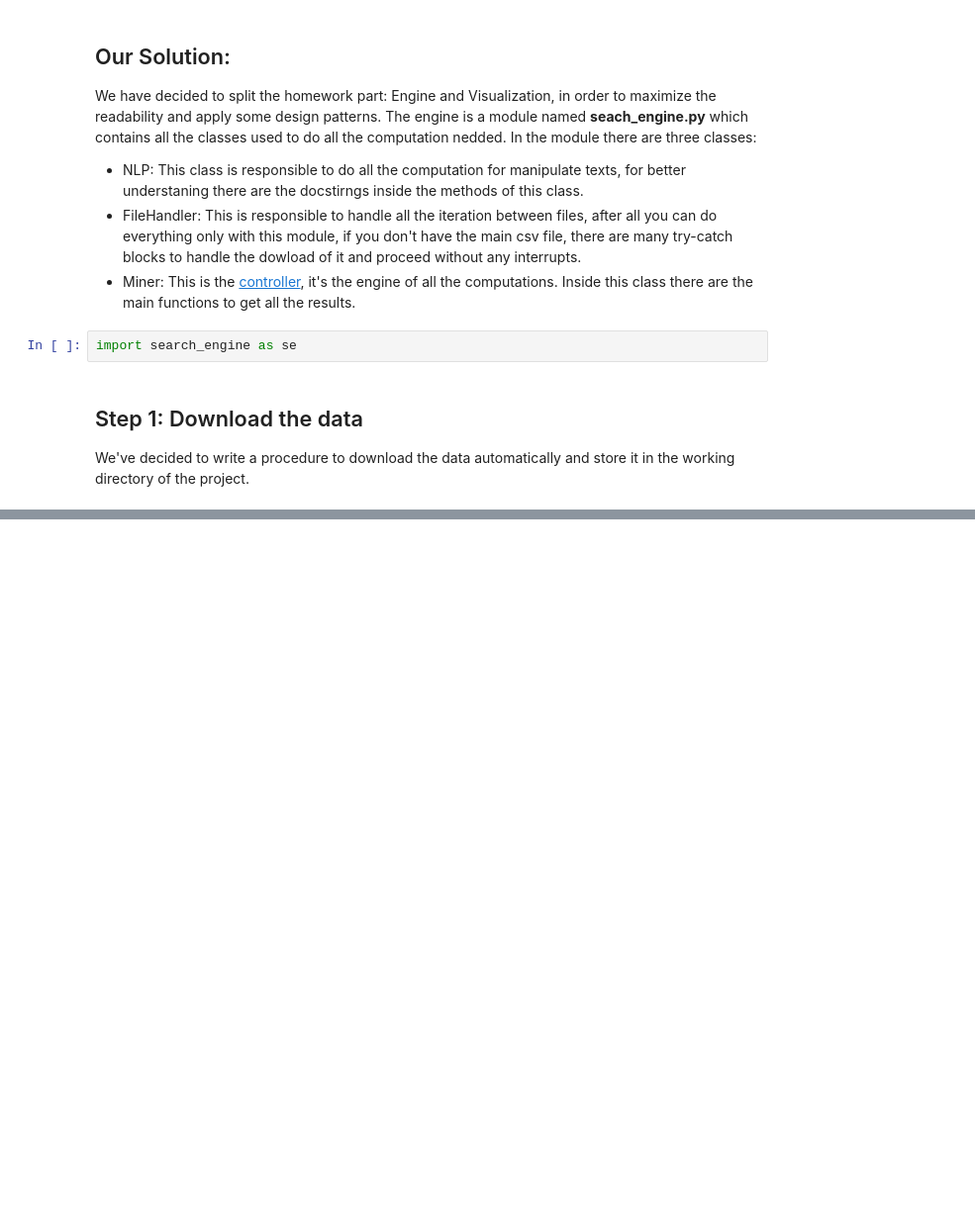
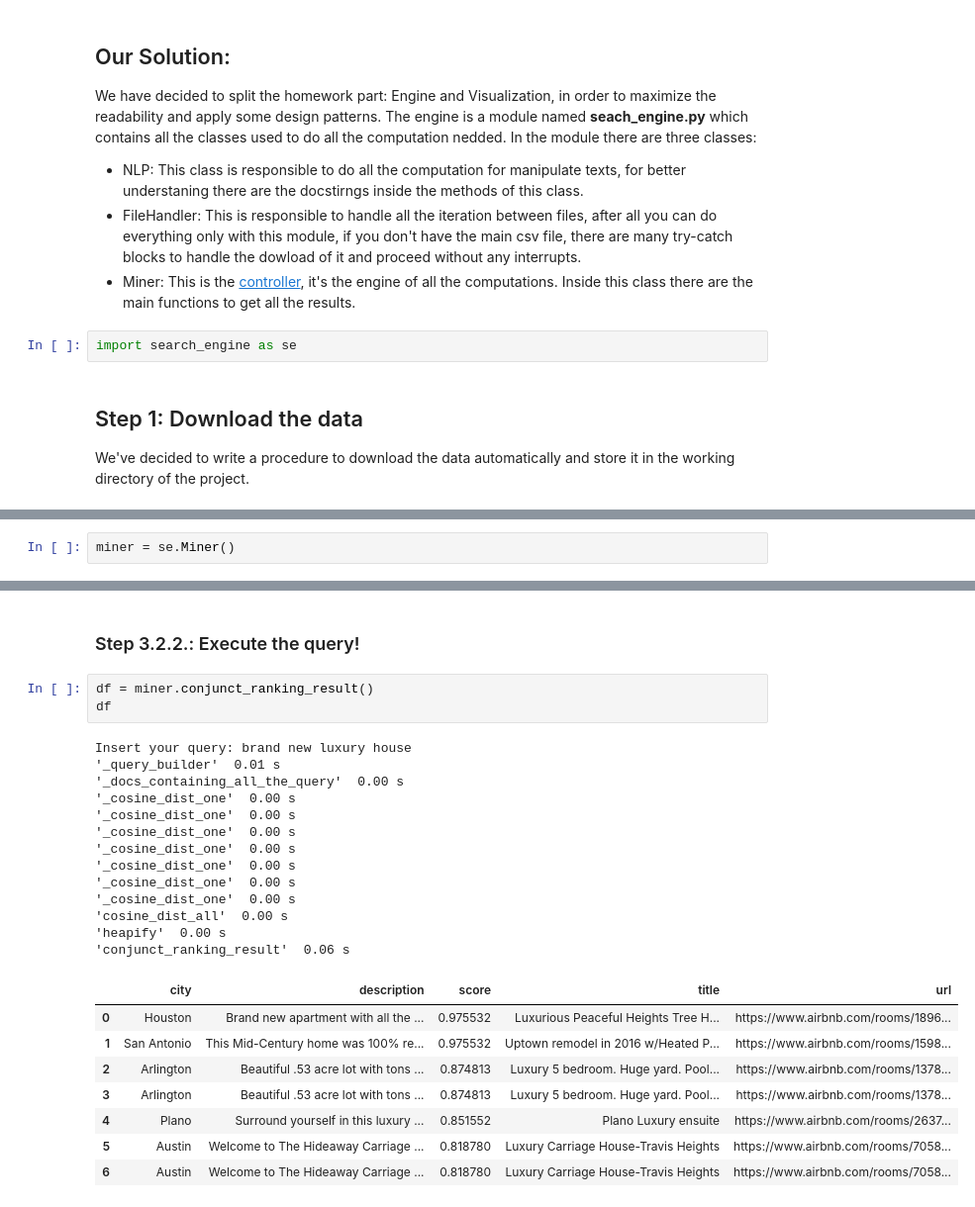
Before and after one commit to lrnzgiusti/ADM-HW3-GP2, a Jupyter notebook: ADM-HW3-GP2.ipynb, the cells around one changed output, grey strips where cells are left out. Shown at 99% size. Saved outputs shown, nothing was run; the diff lists cells and outputs as text; blank space fills up the shorter version.

Commit message:
[Lorenzo] Added last result, we have to add some comments.

```diff
--- a/ADM-HW3-GP2.ipynb
+++ b/ADM-HW3-GP2.ipynb
@@ -29,0 +53,2 @@ In order to
+# %%
+miner = se.Miner()
@@ -29,0 +98,27 @@ In order to
+# %% [markdown]
+### Step 3.2.2.: Execute the query!
+# %%
+df = miner.conjunct_ranking_result()
+df
+# %% [output]
+Insert your query: brand new luxury house
+'_query_builder'  0.01 s
+'_docs_containing_all_the_query'  0.00 s
+'_cosine_dist_one'  0.00 s
+'_cosine_dist_one'  0.00 s
+'_cosine_dist_one'  0.00 s
+'_cosine_dist_one'  0.00 s
+'_cosine_dist_one'  0.00 s
+'_cosine_dist_one'  0.00 s
+'_cosine_dist_one'  0.00 s
+'cosine_dist_all'  0.00 s
+'heapify'  0.00 s
+'conjunct_ranking_result'  0.06 s
+|  | city | description | score | title | url |
+| 0 | Houston | Brand new apartment with all the ... | 0.975532 | Luxurious Peaceful Heights Tree H... | https://www.airbnb.com/rooms/1896... |
+| 1 | San Antonio | This Mid-Century home was 100% re... | 0.975532 | Uptown remodel in 2016 w/Heated P... | https://www.airbnb.com/rooms/1598... |
+| 2 | Arlington | Beautiful .53 acre lot with tons ... | 0.874813 | Luxury 5 bedroom. Huge yard. Pool... | https://www.airbnb.com/rooms/1378... |
+| 3 | Arlington | Beautiful .53 acre lot with tons ... | 0.874813 | Luxury 5 bedroom. Huge yard. Pool... | https://www.airbnb.com/rooms/1378... |
+| 4 | Plano | Surround yourself in this luxury ... | 0.851552 | Plano Luxury ensuite | https://www.airbnb.com/rooms/2637... |
+| 5 | Austin | Welcome to The Hideaway Carriage ... | 0.818780 | Luxury Carriage House-Travis Heights | https://www.airbnb.com/rooms/7058... |
+| 6 | Austin | Welcome to The Hideaway Carriage ... | 0.818780 | Luxury Carriage House-Travis Heights | https://www.airbnb.com/rooms/7058... |
```
Also changed, not shown: parts of 35 cells of this notebook, 3 other files.
